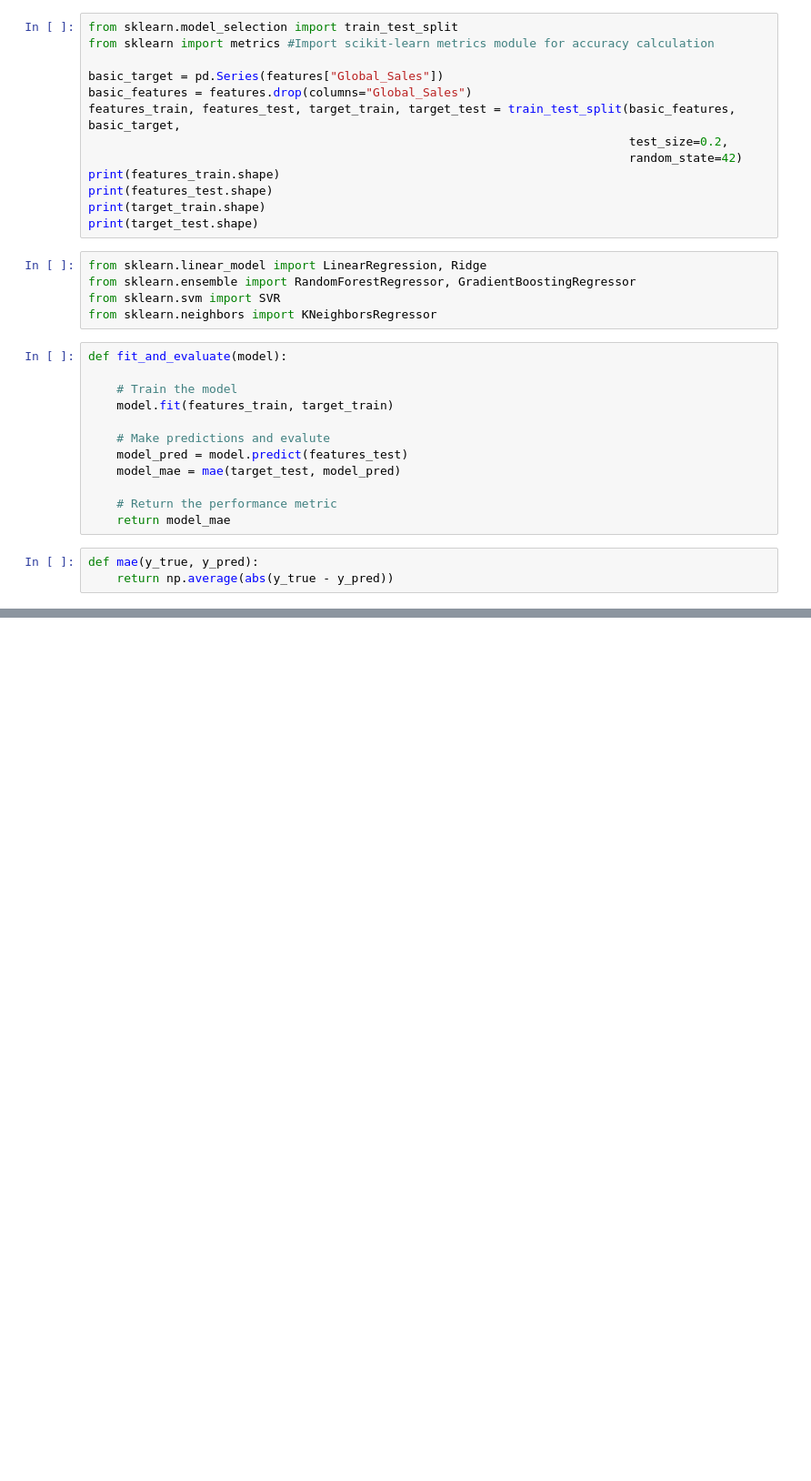
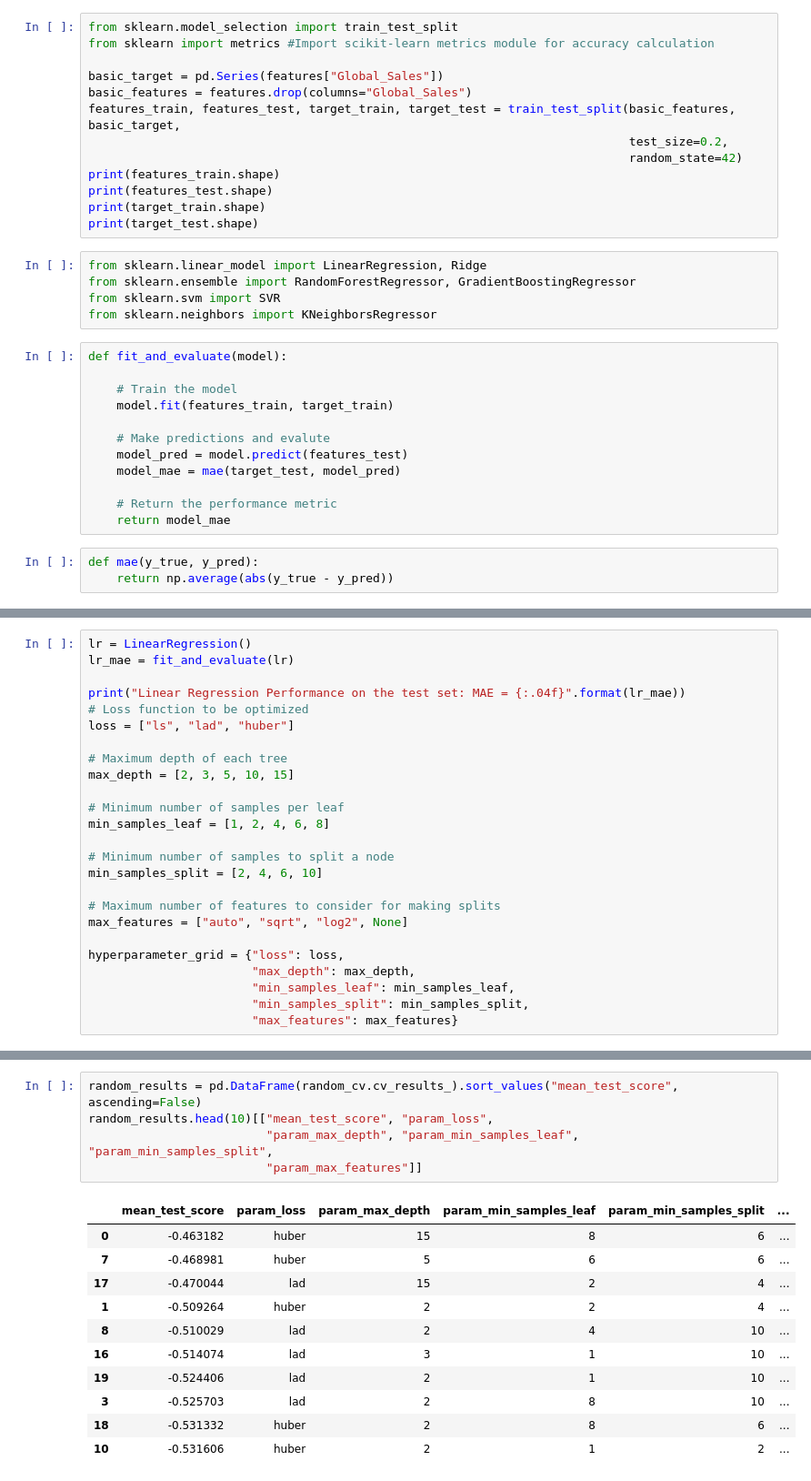
Before and after one commit to kschrock/Math495, a Jupyter notebook: FinalProject.ipynb, the cells around one changed output, grey strips where cells are left out. Shown: that part at 91% size. Saved outputs shown, nothing was run; the diff lists cells and outputs as text; blank space fills up the shorter version.

```diff
--- a/FinalProject.ipynb
+++ b/FinalProject.ipynb
@@ -141,0 +110,25 @@ print("Linear Regression Performance on the test set: MAE = {:.04f}".format(lr_m
+# %%
+lr = LinearRegression()
+lr_mae = fit_and_evaluate(lr)
+
+print("Linear Regression Performance on the test set: MAE = {:.04f}".format(lr_mae))
+# Loss function to be optimized
+loss = ["ls", "lad", "huber"]
+
+# Maximum depth of each tree
+max_depth = [2, 3, 5, 10, 15]
+
+# Minimum number of samples per leaf
+min_samples_leaf = [1, 2, 4, 6, 8]
+
+# Minimum number of samples to split a node
+min_samples_split = [2, 4, 6, 10]
+
+# Maximum number of features to consider for making splits
+max_features = ["auto", "sqrt", "log2", None]
+
+hyperparameter_grid = {"loss": loss,
+                       "max_depth": max_depth,
+                       "min_samples_leaf": min_samples_leaf,
+                       "min_samples_split": min_samples_split,
+                       "max_features": max_features}
@@ -141,0 +161,17 @@ print("Linear Regression Performance on the test set: MAE = {:.04f}".format(lr_m
+# %%
+random_results = pd.DataFrame(random_cv.cv_results_).sort_values("mean_test_score", ascending=False)
+random_results.head(10)[["mean_test_score", "param_loss",
+                         "param_max_depth", "param_min_samples_leaf", "param_min_samples_split",
+                         "param_max_features"]]
+# %% [output]
+|  | mean_test_score | param_loss | param_max_depth | param_min_samples_leaf | param_min_samples_split | ... |
+| 0 | -0.463182 | huber | 15 | 8 | 6 | ... |
+| 7 | -0.468981 | huber | 5 | 6 | 6 | ... |
+| 17 | -0.470044 | lad | 15 | 2 | 4 | ... |
+| 1 | -0.509264 | huber | 2 | 2 | 4 | ... |
+| 8 | -0.510029 | lad | 2 | 4 | 10 | ... |
+| 16 | -0.514074 | lad | 3 | 1 | 10 | ... |
+| 19 | -0.524406 | lad | 2 | 1 | 10 | ... |
+| 3 | -0.525703 | lad | 2 | 8 | 10 | ... |
+| 18 | -0.531332 | huber | 2 | 8 | 6 | ... |
+| 10 | -0.531606 | huber | 2 | 1 | 2 | ... |
```
Also changed, not shown: parts of 11 cells of this notebook.
